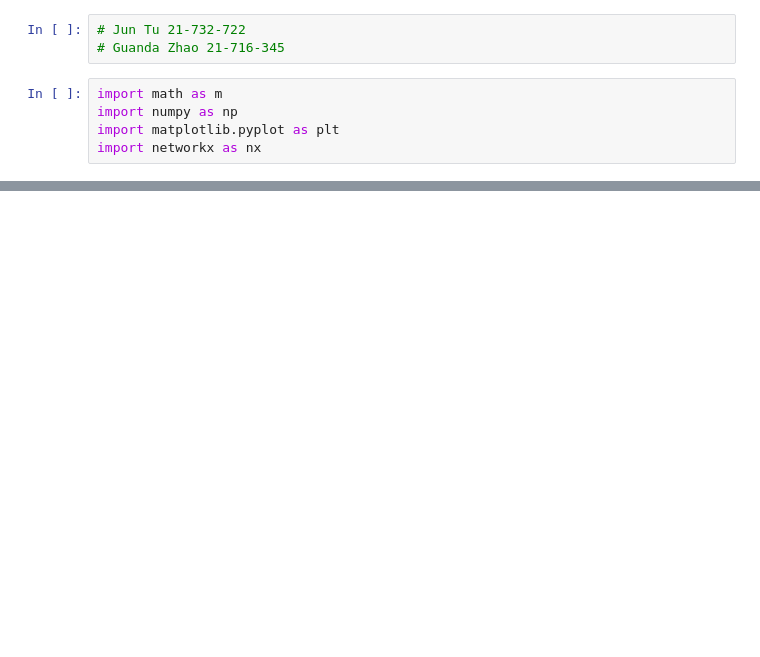
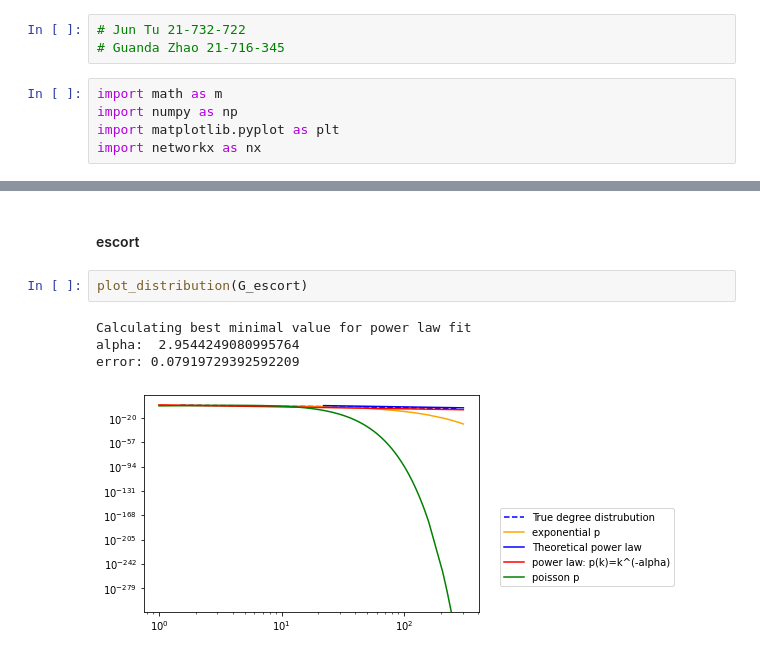
Before and after one commit to JunTu-XD/NetSci, a Jupyter notebook: assignment_5/assignment_5_Jun Tu_Guanda Zhao.ipynb, the cells around one changed output, grey strips where cells are left out. Drawn from its saved outputs; the diff is of its cells as text; blank space fills up the shorter version.

```diff
--- a/assignment_5/assignment_5_Jun Tu_Guanda Zhao.ipynb
+++ b/assignment_5/assignment_5_Jun Tu_Guanda Zhao.ipynb
@@ -18,0 +104,9 @@ FileNotFoundError: [Errno 2] No such file or directory: 'Data/graph_actor.gml'
+# %% [markdown]
+#### escort
+# %%
+plot_distribution(G_escort)
+# %% [output]
+Calculating best minimal value for power law fit
+alpha:  2.9544249080995764
+error: 0.07919729392592209
+[figure, added]
```
Also changed, not shown: parts of 10 cells of this notebook, 2 other files.
